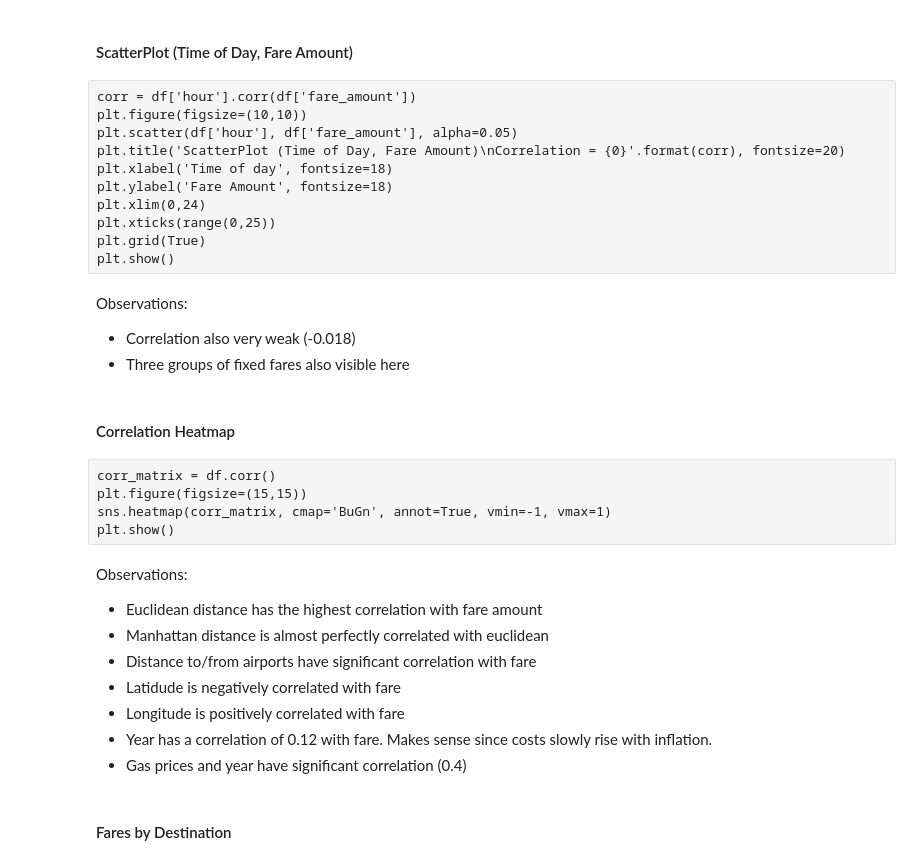
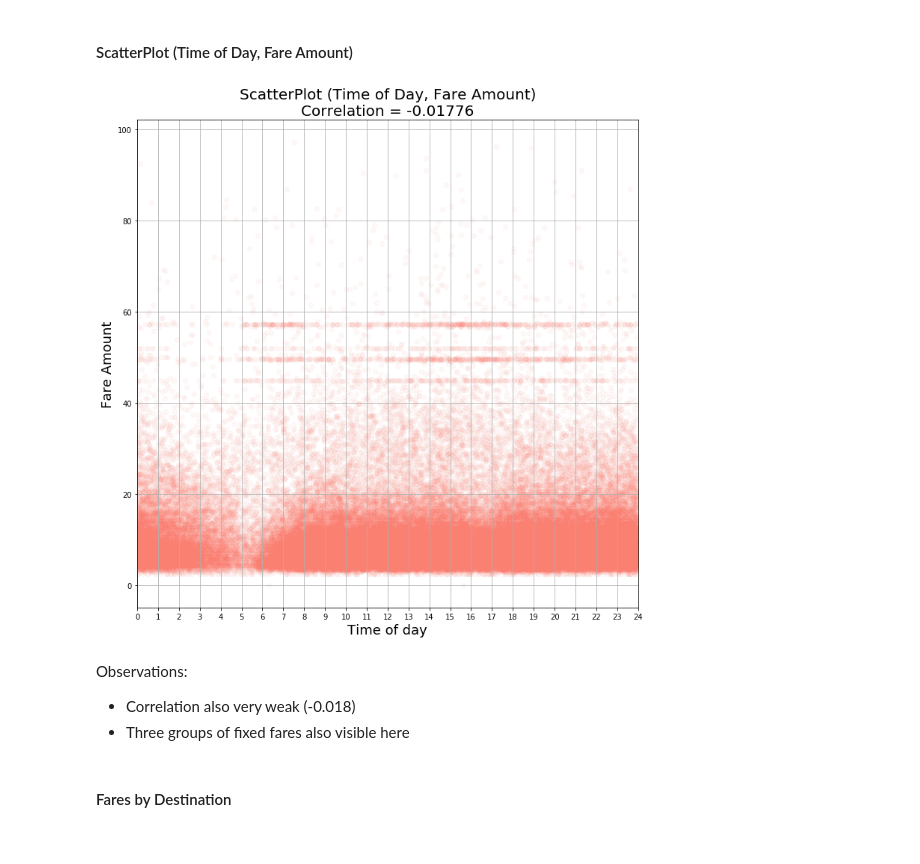
Before and after one commit to milto-github/kaggle-nyc-taxi, a Jupyter notebook: notebook.ipynb, the cells around one changed output. Cells and saved outputs as stored; diff of their text form; code cells hidden in the pictures.

```diff
--- a/notebook.ipynb
+++ b/notebook.ipynb
@@ -187,36 +222,22 @@ Observations:
 * Naturally, less people travel in the early morning
 # %% [markdown]
 #### ScatterPlot (Time of Day, Fare Amount)
-# %% [raw]
-corr = df['hour'].corr(df['fare_amount'])
-plt.figure(figsize=(10,10))
-plt.scatter(df['hour'], df['fare_amount'], alpha=0.05)
-plt.title('ScatterPlot (Time of Day, Fare Amount)\nCorrelation = {0}'.format(corr), fontsize=20)
-plt.xlabel('Time of day', fontsize=18)
-plt.ylabel('Fare Amount', fontsize=18)
-plt.xlim(0,24)
-plt.xticks(range(0,25))
-plt.grid(True)
-plt.show()
+# %%
+corr = corr_matrix['hour']['fare_amount']
+plt.figure(figsize=(12,12))
+plt.scatter(df_plot['hour'], df_plot['fare_amount'], color='salmon', alpha=0.05)
+plt.title('ScatterPlot (Time of Day, Fare Amount)\nCorrelation = {0:.5f}'.format(corr), fontsize=20)
+plt.xlabel('Time of day', fontsize=18)
+plt.ylabel('Fare Amount', fontsize=18)
+plt.xlim(0,24)
+plt.xticks(range(0,25))
+plt.grid(True)
+plt.show()
+# %% [output]
+[figure, added]
 # %% [markdown]
 Observations:
 * Correlation also very weak (-0.018)
 * Three groups of fixed fares also visible here
-# %% [markdown]
-#### Correlation Heatmap
-# %% [raw]
-corr_matrix = df.corr()
-plt.figure(figsize=(15,15))
-sns.heatmap(corr_matrix, cmap='BuGn', annot=True, vmin=-1, vmax=1)
-plt.show()
-# %% [markdown]
-Observations:
-* Euclidean distance has the highest correlation with fare amount
-* Manhattan distance is almost perfectly correlated with euclidean
-* Distance to/from airports have significant correlation with fare
-* Latidude is negatively correlated with fare
-* Longitude is positively correlated with fare
-* Year has a correlation of 0.12 with fare. Makes sense since costs slowly rise with inflation.
-* Gas prices and year have significant correlation (0.4)
 # %% [markdown]
 #### Fares by Destination
```
Also changed, not shown: parts of 30 cells of this notebook.
